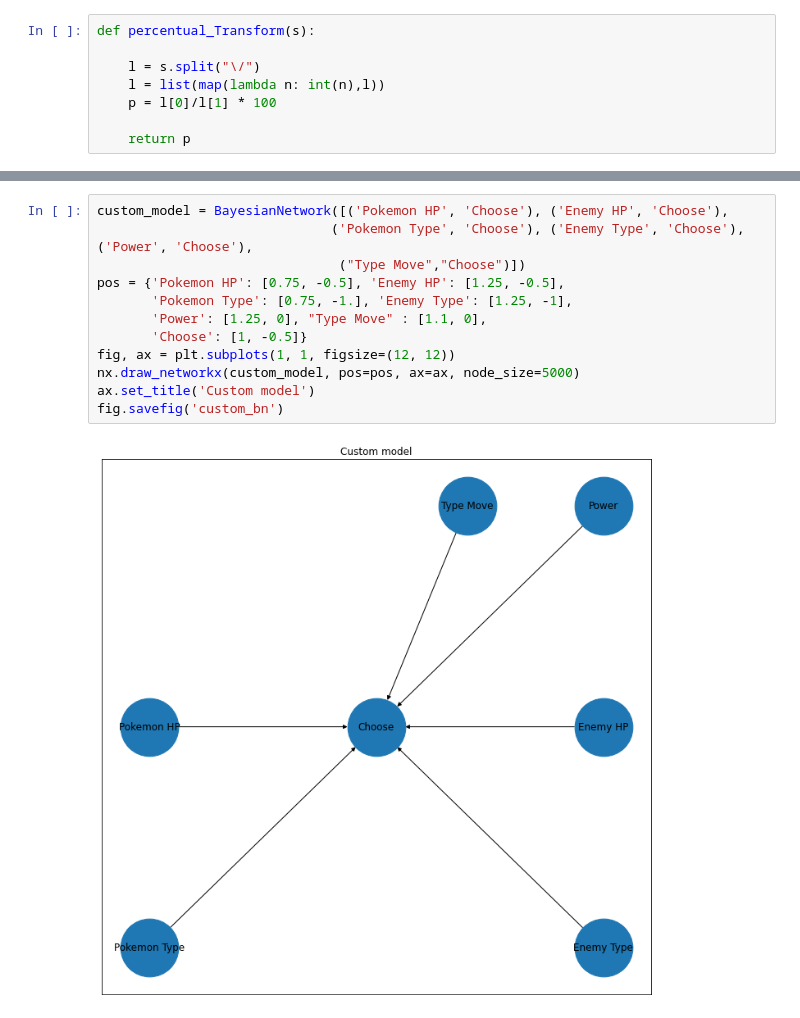
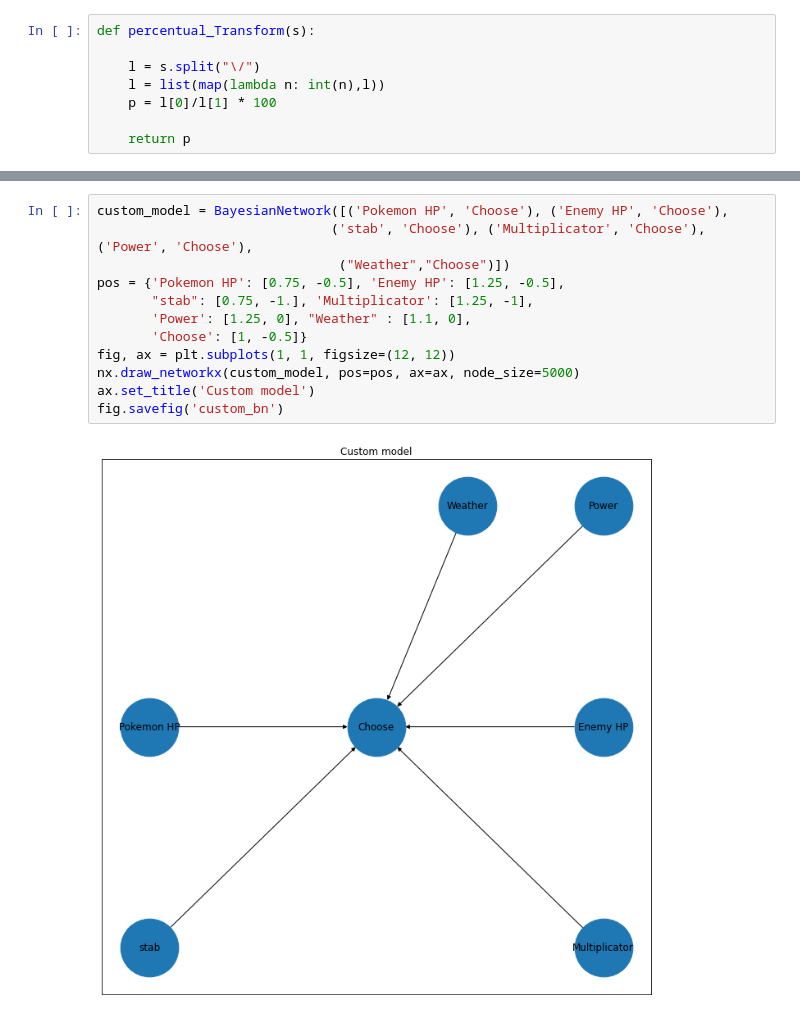
Before and after one commit to TechRufy/showdownBayesian, a Jupyter notebook: showdown/battle_bots/BayesianBot/BayesianNetwork/BayesianPokemon.ipynb, the cells around one changed output, grey strips where cells are left out. Cells and saved outputs as stored; diff of their text form.

```diff
--- a/showdown/battle_bots/BayesianBot/BayesianNetwork/BayesianPokemon.ipynb
+++ b/showdown/battle_bots/BayesianBot/BayesianNetwork/BayesianPokemon.ipynb
@@ -118,17 +113,17 @@ KeyError: 'r'
 # %%
 custom_model = BayesianNetwork([('Pokemon HP', 'Choose'), ('Enemy HP', 'Choose'),
-                              ('Pokemon Type', 'Choose'), ('Enemy Type', 'Choose'), ('Power', 'Choose'),
-                               ("Type Move","Choose")])
+                              ('stab', 'Choose'), ('Multiplicator', 'Choose'), ('Power', 'Choose'),
+                               ("Weather","Choose")])
 pos = {'Pokemon HP': [0.75, -0.5], 'Enemy HP': [1.25, -0.5],
-       'Pokemon Type': [0.75, -1.], 'Enemy Type': [1.25, -1],
-       'Power': [1.25, 0], "Type Move" : [1.1, 0],
+       "stab": [0.75, -1.], 'Multiplicator': [1.25, -1],
+       'Power': [1.25, 0], "Weather" : [1.1, 0],
        'Choose': [1, -0.5]}
 fig, ax = plt.subplots(1, 1, figsize=(12, 12))
 nx.draw_networkx(custom_model, pos=pos, ax=ax, node_size=5000)
 ax.set_title('Custom model')
 fig.savefig('custom_bn')
 # %% [output]
-[figure, old version]
+[figure, new version]
 # %%
 
 estimator = BayesianEstimator(model=custom_model, data=df)
```
Also changed, not shown: parts of 9 cells of this notebook, 2 other files.
